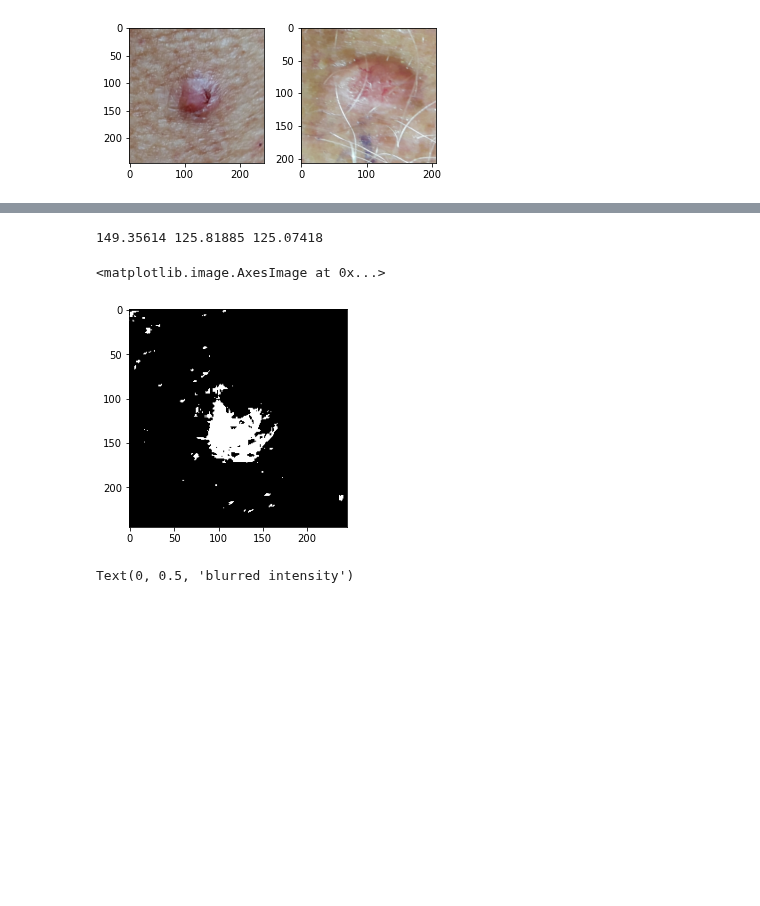
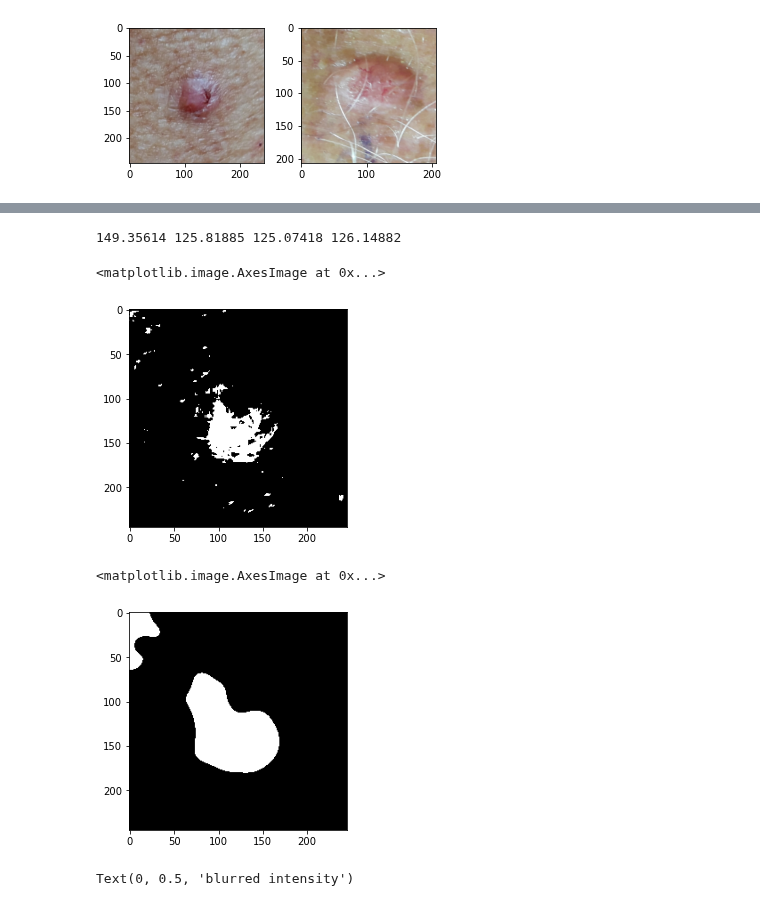
Before and after one commit to julielhagen/First-Year-Project, a Jupyter notebook: segmentation.ipynb, the cells around one changed output, grey strips where cells are left out. Cells and saved outputs as stored; diff of their text form; code cells hidden in the pictures; blank space fills up the shorter version.

```diff
--- a/segmentation.ipynb
+++ b/segmentation.ipynb
@@ -256,14 +256,22 @@ plt.imshow(mask_predict, cmap='gray')
 val0 = filters.threshold_otsu(im1[:,:,0]*256)
 val1 = filters.threshold_otsu(im1[:,:,1]*256)
 val2 = filters.threshold_otsu(im1[:,:,2]*256)
-print(val0,val1,val2)
+
+print(val0,val1,val2, valg)
 
 mymask = (im1[:,:,0]*256<val0) & (im1[:,:,1]*256<100) & (im1[:,:,2]*256<125)
 plt.imshow(mymask, cmap='gray')
 # %% [output]
-149.35614 125.81885 125.07418
+149.35614 125.81885 125.07418 126.14882
 <matplotlib.image.AxesImage at 0x...>
 [figure]
+# %%
+valg = filters.threshold_otsu(gaussian(rgb2gray(im1), 10)*256)
+mymask2 = gaussian(rgb2gray(im1), 10)*256 < valg
+plt.imshow(mymask2, cmap='gray')
+# %% [output]
+<matplotlib.image.AxesImage at 0x...>
+[figure, added]
 # %%
 gray_im = rgb2gray(im1)
 blurred_im = gaussian(gray_im,5)
```
Also changed, not shown: parts of 10 cells of this notebook, 1 other file.
